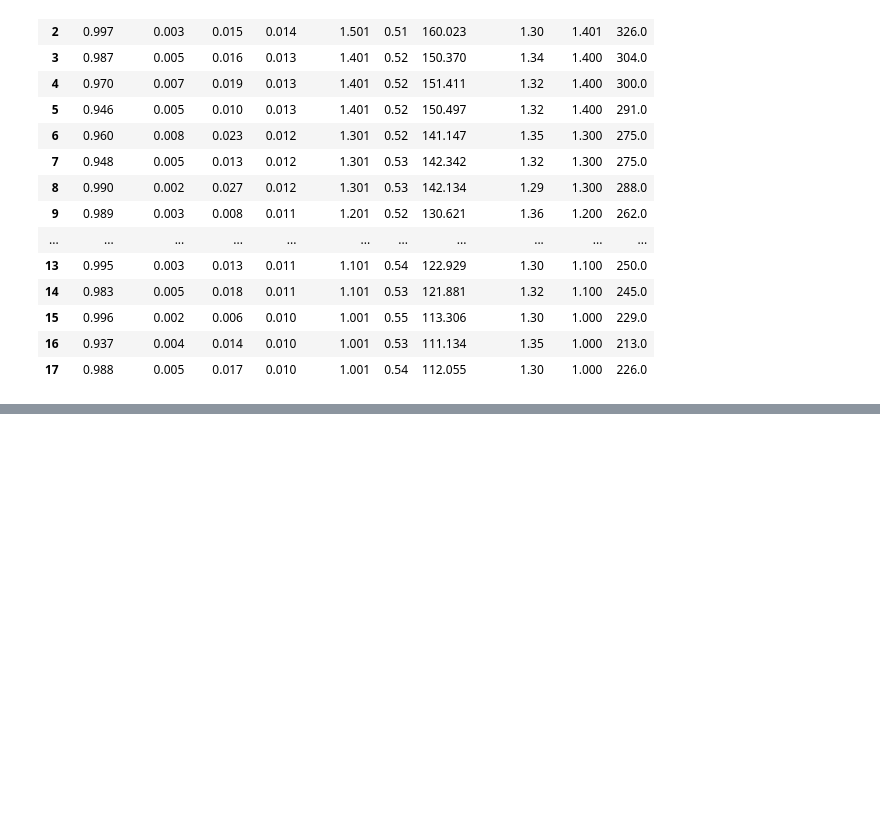
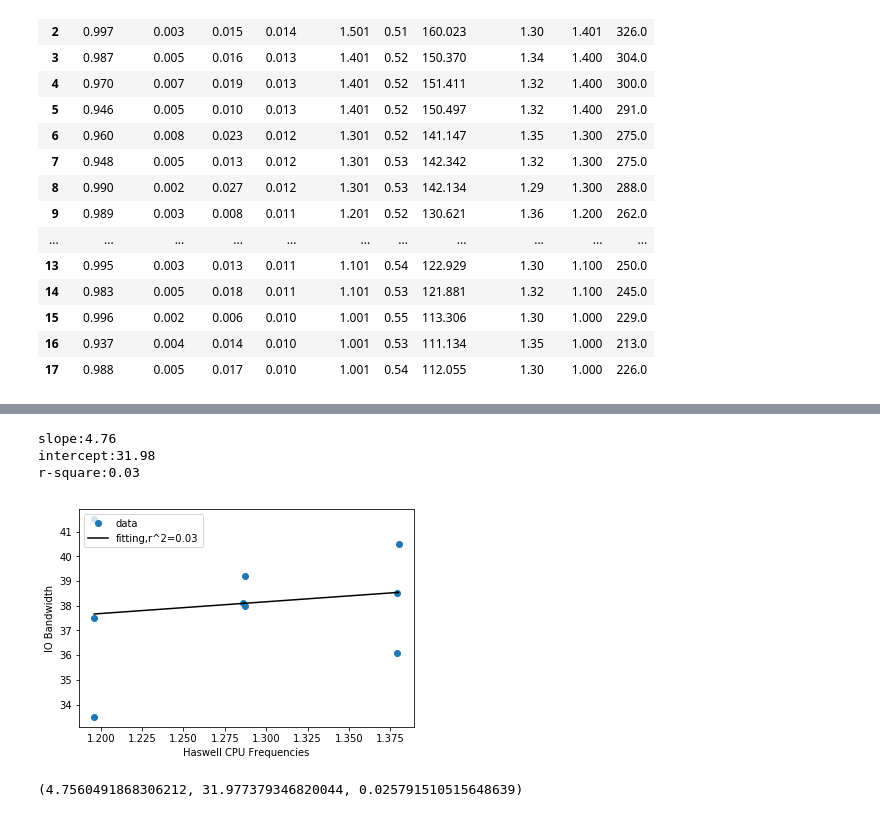
Before and after one commit to NERSC/heterogeneous-IO, a Jupyter notebook: cpu/plot/hio.ipynb, the cells around one changed output, grey strips where cells are left out. Saved outputs shown, nothing was run; the diff lists cells and outputs as text; code cells hidden in the pictures; blank space fills up the shorter version.

```diff
--- a/cpu/plot/hio.ipynb
+++ b/cpu/plot/hio.ipynb
@@ -660,0 +674,8 @@ print np.average(has_io)/np.average(knl_io)
+# %%
+plt_fit(has_cpu,has_io, xlabel='Haswell CPU Frequencies',ylabel='IO Bandwidth')
+# %% [output]
+slope:4.76
+intercept:31.98
+r-square:0.03
+[figure, added]
+(4.7560491868306212, 31.977379346820044, 0.025791510515648639)
```
Also changed, not shown: parts of 7 cells of this notebook.
